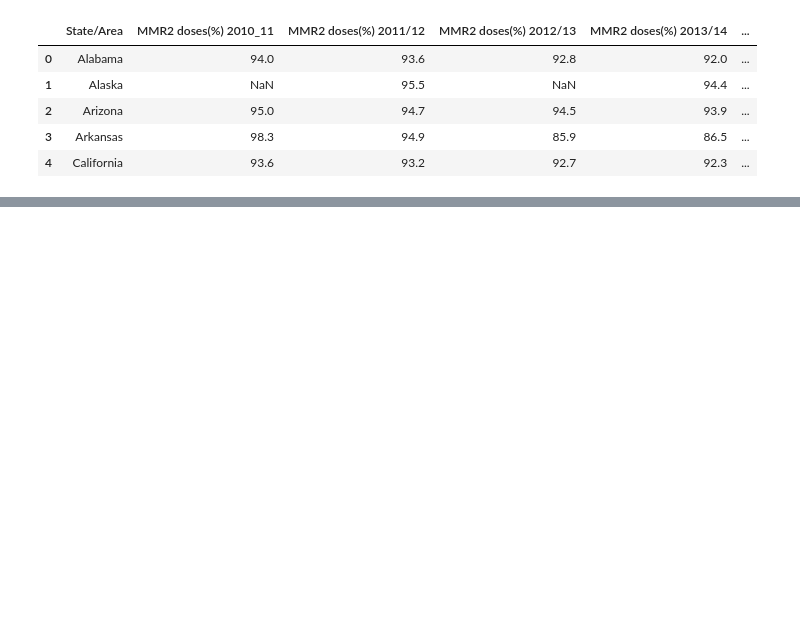
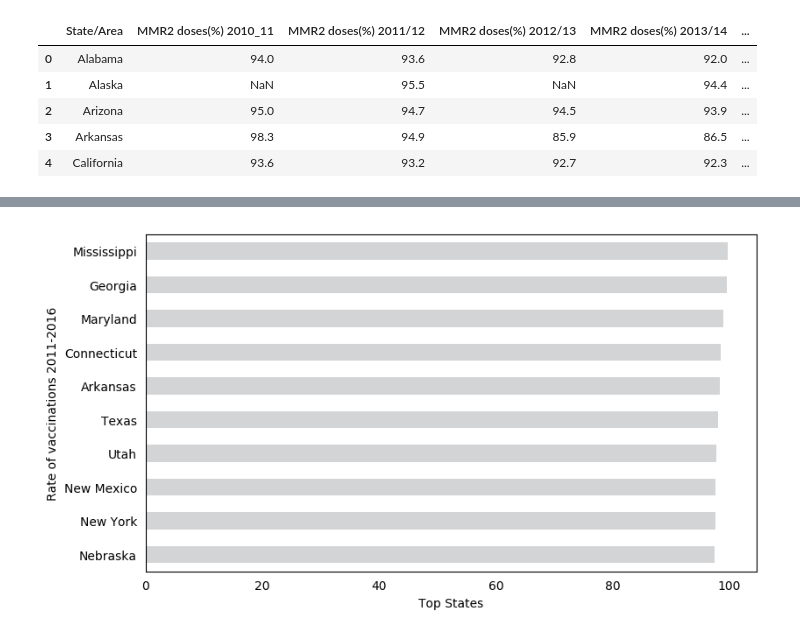
Before and after one commit to IoannisAntypas/Data_projects, a Jupyter notebook: data_project_1/Code/Data-Studios-Project_1_Data_manipulation.ipynb, the cells around one changed output, grey strips where cells are left out. Cells and saved outputs as stored; diff of their text form; code cells hidden in the pictures; blank space fills up the shorter version.

```diff
--- a/data_project_1/Code/Data-Studios-Project_1_Data_manipulation.ipynb
+++ b/data_project_1/Code/Data-Studios-Project_1_Data_manipulation.ipynb
@@ -72,7 +72,7 @@ df_schools5.set_value(35, 'State/Area', 'Texas')
 df_schools5.set_value(37, 'State/Area', 'Oregon')
 
 
-df_schools5.drop(df_schools5.index[44], inplace=True)
+# df_schools5.drop(df_schools5.index[44], inplace=True)
 
 
 df_schools5 = df_schools5.reset_index(drop=True)
@@ -732,0 +774,15 @@ df_outbreaks_USA3.groupby('Location')['Cases'].sum().sort_values().plot(kind='ba
+# %%
+df_population['rate_vaccination'] = df_population['mean'] / 100
+# %%
+ax = df_population.groupby('Location')['mean'].sum().dropna().sort_values().tail(10).plot(kind='barh', x='Location',color='#d3d4d5', y='cases_pc', figsize=(9,5), )
+ax.set_xlabel("Top States")
+ax.set_ylabel("Rate of vaccinations 2011-2016")
+ax.set_autoscaley_on(True)
+# ax.set_ylim([95,100])
+plt.tick_params(
+    axis='both',          # changes apply to the x-axis
+    which='both',      # both major and minor ticks are affected
+    bottom='off', left='off',      # ticks along the bottom edge are off
+    top='off')
+# %% [output]
+[figure, added]
```
Also changed, not shown: parts of 38 cells of this notebook, 48 other files.
